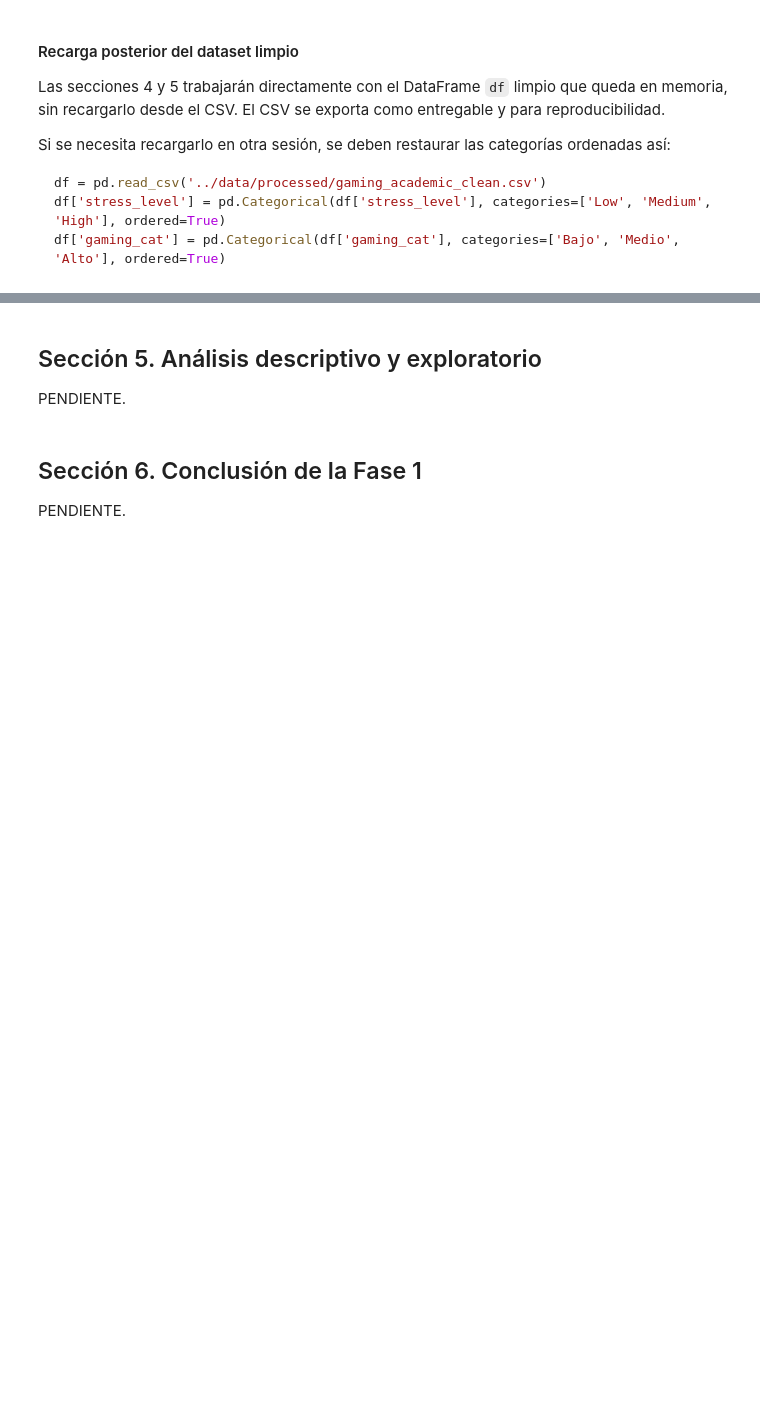
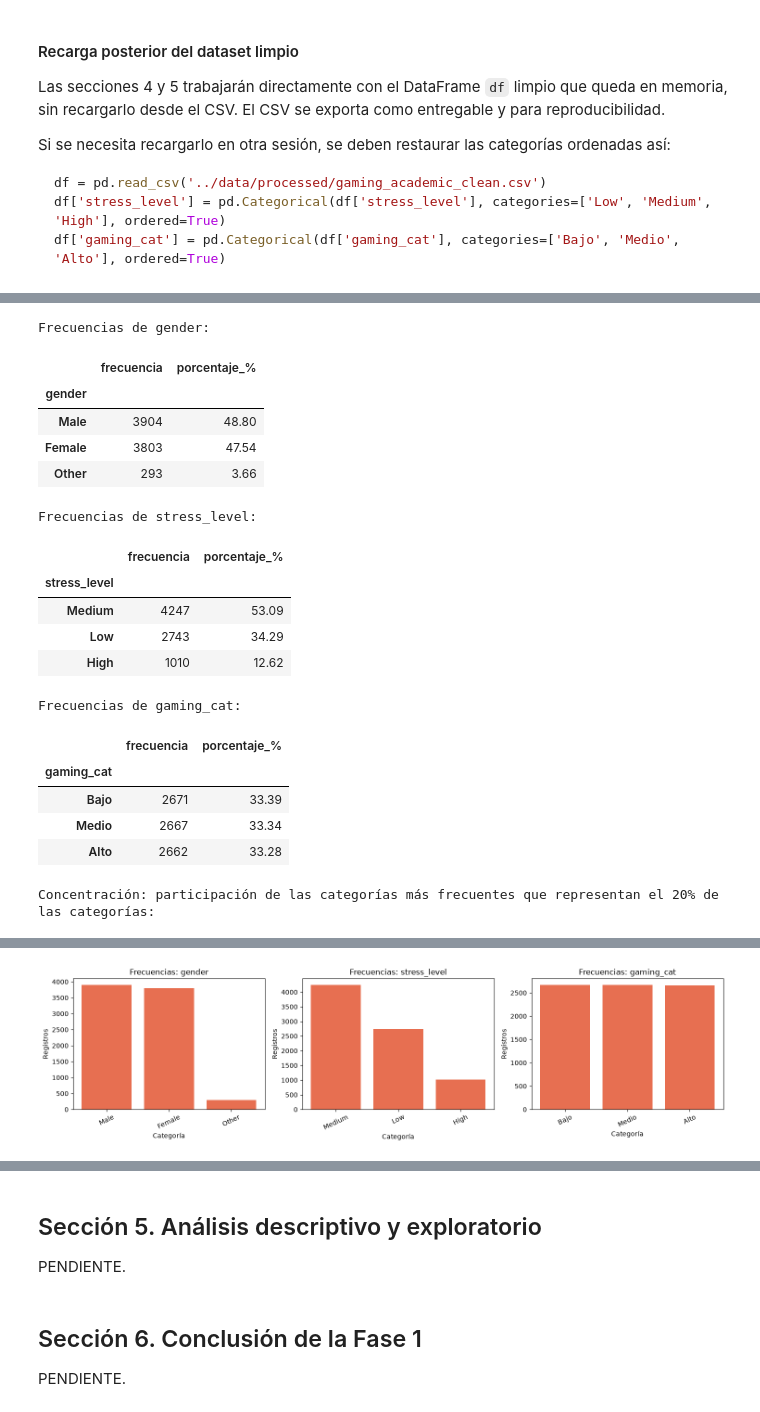
Before and after one commit to jose-zaavedra/Academic-Performance-DS, a Jupyter notebook: notebooks/fase1_gaming_rendimiento.ipynb, the cells around one changed output, grey strips where cells are left out. Cells and saved outputs as stored; diff of their text form; code cells hidden in the pictures; blank space fills up the shorter version.

```diff
--- a/notebooks/fase1_gaming_rendimiento.ipynb
+++ b/notebooks/fase1_gaming_rendimiento.ipynb
@@ -417,0 +531,58 @@ PENDIENTE.
+# %%
+columnas_categoricas = ['gender', 'stress_level', 'gaming_cat']
+
+# Se calcula una tabla por variable para conocer cantidad y porcentaje de cada categoría.
+frecuencias_categoricas = {}
+concentracion_20 = []
+for columna in columnas_categoricas:
+    frecuencias = df[columna].value_counts(dropna=False).rename('frecuencia').to_frame()
+    frecuencias['porcentaje_%'] = frecuencias['frecuencia'] / len(df) * 100
+    frecuencias_categoricas[columna] = frecuencias
+    print(f'Frecuencias de {columna}:')
+    display(frecuencias.round(2))
+
+    # ceil evita redondear a cero cuando una variable tiene pocas categorías.
+    cantidad_categorias_20 = max(1, math.ceil(df[columna].nunique() * 0.20))
+    principales = frecuencias.head(cantidad_categorias_20)
+    concentracion_20.append({
+        'variable': columna,
+        'categorias_totales': df[columna].nunique(),
+        'categorias_tomadas_20%': cantidad_categorias_20,
+        'categorias_principales': ', '.join(map(str, principales.index)),
+        'porcentaje_observaciones_acumulado_%': principales['porcentaje_%'].sum()
+    })
+
+print('Concentración: participación de las categorías más frecuentes que representan el 20% de las categorías:')
+display(pd.DataFrame(concentracion_20).round(2))
+
+# Los gráficos de barras facilitan comparar rápidamente la frecuencia de cada categoría.
+fig, ejes = plt.subplots(1, len(columnas_categoricas), figsize=(15, 4))
+for eje, columna in zip(ejes, columnas_categoricas):
+    frecuencias = frecuencias_categoricas[columna]
+    eje.bar(frecuencias.index.astype(str), frecuencias['frecuencia'], color='#e76f51')
+    eje.set_title(f'Frecuencias: {columna}')
+    eje.set_xlabel('Categoría')
+    eje.set_ylabel('Registros')
+    eje.tick_params(axis='x', rotation=25)
+plt.tight_layout()
+plt.show()
+# %% [output]
+Frecuencias de gender:
+|  | frecuencia | porcentaje_% |
+| gender |  |  |
+| Male | 3904 | 48.80 |
+| Female | 3803 | 47.54 |
+| Other | 293 | 3.66 |
+Frecuencias de stress_level:
+|  | frecuencia | porcentaje_% |
+| stress_level |  |  |
+| Medium | 4247 | 53.09 |
+| Low | 2743 | 34.29 |
+| High | 1010 | 12.62 |
+Frecuencias de gaming_cat:
+|  | frecuencia | porcentaje_% |
+| gaming_cat |  |  |
+| Bajo | 2671 | 33.39 |
+| Medio | 2667 | 33.34 |
+| Alto | 2662 | 33.28 |
+Concentración: participación de las categorías más frecuentes que representan el 20% de las categorías:
@@ -417,0 +593 @@ PENDIENTE.
+[figure, added]
```
Also changed, not shown: parts of 15 cells of this notebook, 1 other file.
